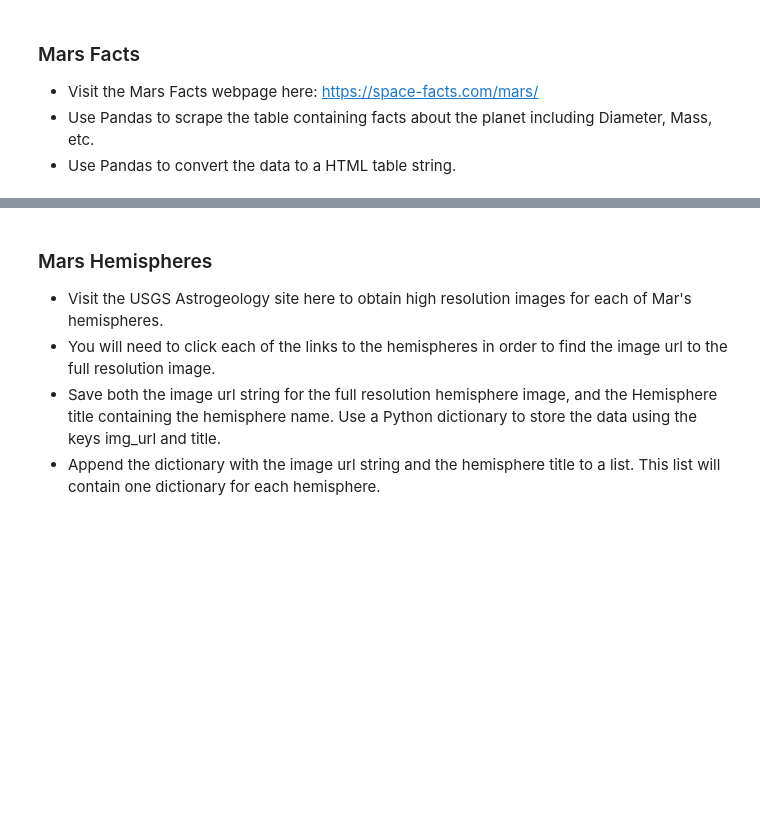
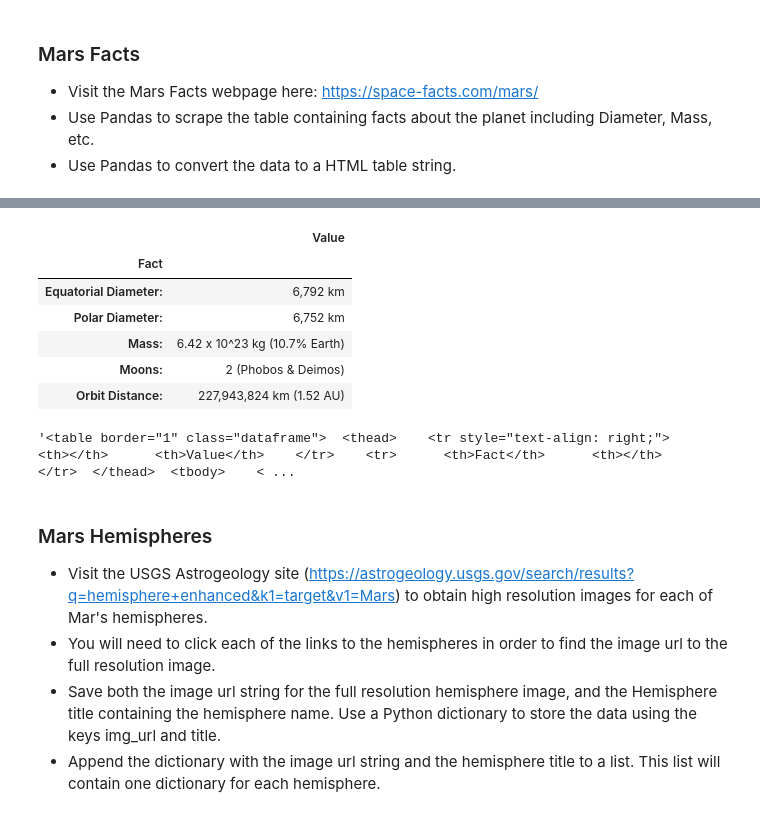
Before and after one commit to AQR8HZ/UCI-Coding-Bootcamp-Data, a Jupyter notebook: Unit_12_Web_Scraping_and_Document_Databases/Mission_To_Mars.ipynb, the cells around one changed output, grey strips where cells are left out. Saved outputs shown, nothing was run; the diff lists cells and outputs as text; code cells hidden in the pictures; blank space fills up the shorter version.

```diff
--- a/Unit_12_Web_Scraping_and_Document_Databases/Mission_To_Mars.ipynb
+++ b/Unit_12_Web_Scraping_and_Document_Databases/Mission_To_Mars.ipynb
@@ -170,7 +199,24 @@ NameError: name 'xpath' is not defined
+# %%
+df.set_index('Fact', inplace=True)
+df.head()
+# %% [output]
+|  | Value |
+| Fact |  |
+| Equatorial Diameter: | 6,792 km |
+| Polar Diameter: | 6,752 km |
+| Mass: | 6.42 x 10^23 kg (10.7% Earth) |
+| Moons: | 2 (Phobos & Deimos) |
+| Orbit Distance: | 227,943,824 km (1.52 AU) |
+# %%
+html_table = df.to_html()
+html_table = html_table.replace('\n', '')
+html_table
+# %% [output]
+'<table border="1" class="dataframe">  <thead>    <tr style="text-align: right;">      <th></th>      <th>Value</th>    </tr>    <tr>      <th>Fact</th>      <th></th>    </tr>  </thead>  <tbody>    < ...
 # %% [markdown]
 ### Mars Hemispheres
 
-* Visit the USGS Astrogeology site here to obtain high resolution images for each of Mar's hemispheres.
+* Visit the USGS Astrogeology site (https://astrogeology.usgs.gov/search/results?q=hemisphere+enhanced&k1=target&v1=Mars) to obtain high resolution images for each of Mar's hemispheres.
 * You will need to click each of the links to the hemispheres in order to find the image url to the full resolution image.
 * Save both the image url string for the full resolution hemisphere image, and the Hemisphere title containing the hemisphere name. Use a Python dictionary to store the data using the keys img_url and title.
 * Append the dictionary with the image url string and the hemisphere title to a list. This list will contain one dictionary for each hemisphere.
```
Also changed, not shown: parts of 16 cells of this notebook, 1 other file.
